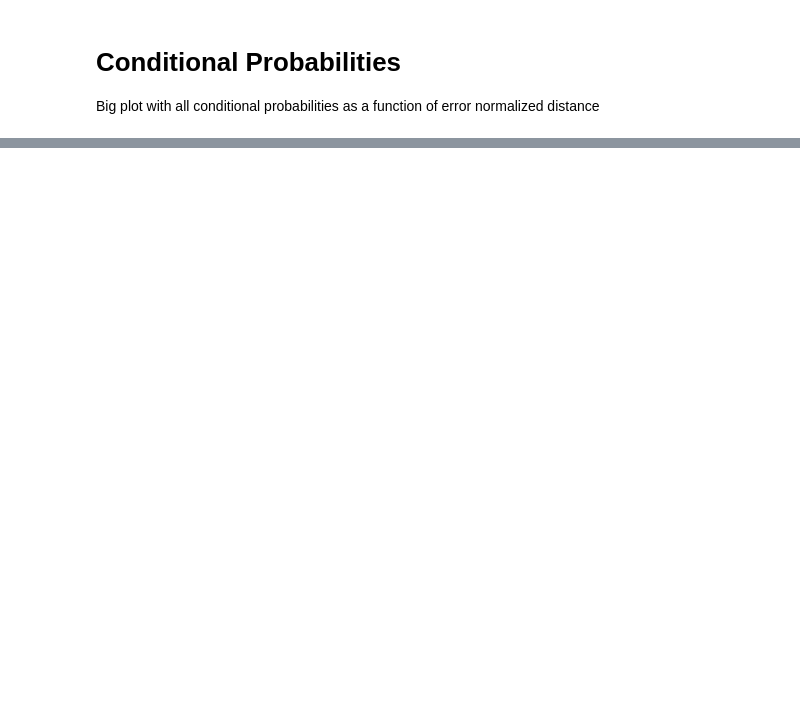
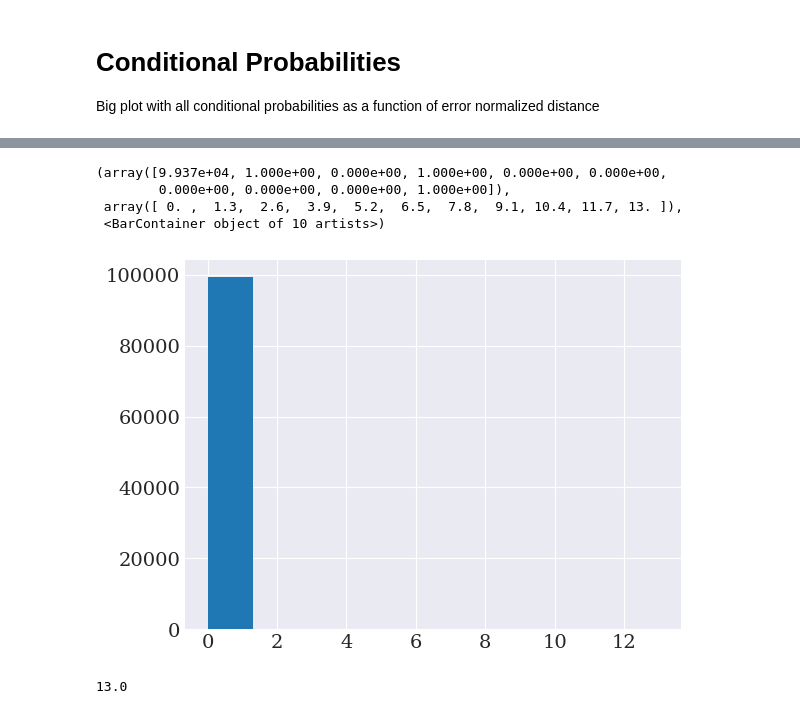
Before and after one commit to RenVit318/masterproject, a Jupyter notebook: src/notebooks/error_normalized_distance_study_marrese.ipynb, the cells around one changed output, grey strips where cells are left out. Drawn from its saved outputs; the diff is of its cells as text; code cells hidden in the pictures; blank space fills up the shorter version.

```diff
--- a/src/notebooks/error_normalized_distance_study_marrese.ipynb
+++ b/src/notebooks/error_normalized_distance_study_marrese.ipynb
@@ -429,0 +431,12 @@ plot4
+# %%
+plt.hist(extra_gdata[:,1])
+# %% [output]
+(array([9.937e+04, 1.000e+00, 0.000e+00, 1.000e+00, 0.000e+00, 0.000e+00,
+        0.000e+00, 0.000e+00, 0.000e+00, 1.000e+00]),
+ array([ 0. ,  1.3,  2.6,  3.9,  5.2,  6.5,  7.8,  9.1, 10.4, 11.7, 13. ]),
+ <BarContainer object of 10 artists>)
+[figure, added]
+# %%
+print(np.max(extra_gdata[:,1]))
+# %% [output]
+13.0
```
Also changed, not shown: parts of 11 cells of this notebook, 3 other files.
